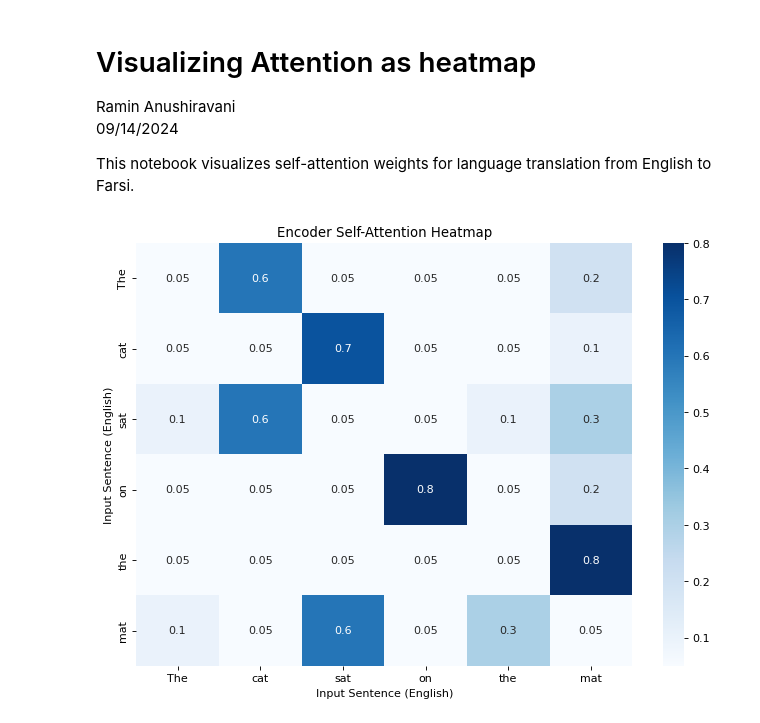
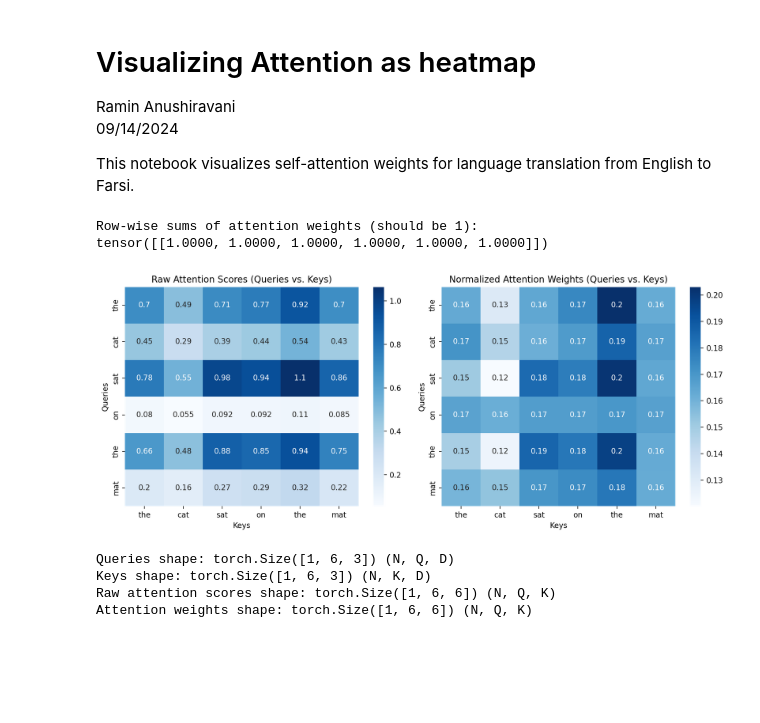
Before and after one commit to raminaeye/ML-Concepts, a Jupyter notebook: notebooks/attention/attention_heatmap.ipynb, the cells around one changed output. Cells and saved outputs as stored; diff of their text form; code cells hidden in the pictures; blank space fills up the shorter version.

Commit message:
updating attention code to be a proper probability

```diff
--- a/notebooks/attention/attention_heatmap.ipynb
+++ b/notebooks/attention/attention_heatmap.ipynb
@@ -10,26 +10,65 @@ import numpy as np
 import seaborn as sns
 import matplotlib.pyplot as plt
 # %%
-# Input sentence (English)
-input_sentence = ["The", "cat", "sat", "on", "the", "mat"]
+import torch
+import torch.nn.functional as F
+import matplotlib.pyplot as plt
+import seaborn as sns
 
-# Carefully designed encoder self-attention matrix based on meaningful relationships
-encoder_self_attention = np.array([
-    [0.05, 0.6, 0.05, 0.05, 0.05, 0.2],  # "The" focuses on "cat" and "mat"
-    [0.05, 0.05, 0.7, 0.05, 0.05, 0.1],  # "Cat" focuses on "sat"
-    [0.1, 0.6, 0.05, 0.05, 0.1, 0.3],    # "Sat" focuses on "cat" and "mat"
-    [0.05, 0.05, 0.05, 0.8, 0.05, 0.2],  # "On" focuses on itself and "mat"
-    [0.05, 0.05, 0.05, 0.05, 0.05, 0.8], # "The" focuses on "mat"
-    [0.1, 0.05, 0.6, 0.05, 0.3, 0.05]    # "Mat" focuses on "sat" and "the"
-])
+# Step 1: Define the sentence and corresponding tokens
+sentence = ["the", "cat", "sat", "on", "the", "mat"]
+N = 1  # Batch size
+Q = len(sentence)  # Number of queries (sequence length of the sentence)
+K = Q  # Number of keys (sequence length is the same as the number of queries)
+D = 3  # Dimension of each query/key
 
+# Initialize random queries and keys (self-attention: queries and keys are the same)
+queries = torch.rand(N, Q, D)  # Shape: (N, Q, D)
+keys = torch.rand(N, K, D)     # Shape: (N, K, D)
 
-# Plotting the heatmap for encoder's self-attention
-plt.figure(figsize=(10, 7), dpi = 80)
-ax = sns.heatmap(encoder_self_attention, annot=True, cmap="Blues", xticklabels=input_sentence, yticklabels=input_sentence)
-plt.xlabel("Input Sentence (English)")
-plt.ylabel("Input Sentence (English)")
-plt.title("Encoder Self-Attention Heatmap")
+# Step 2: Calculate raw attention scores (dot product between queries and keys)
+raw_attention_scores = torch.matmul(queries, keys.transpose(-2, -1))  # Shape: (N, Q, K)
+
+# Step 3: Apply softmax along the key axis (row-wise normalization)
+attention_weights = F.softmax(raw_attention_scores, dim=-1)  # Shape: (N, Q, K)
+
+# Step 4: Check if each row of the attention weights sums to 1
+row_sums = attention_weights.sum(dim=-1)  # Sum across the key axis (columns)
+print("Row-wise sums of attention weights (should be 1):")
+print(row_sums)
+
+# Step 5: Visualize the raw attention scores and normalized attention weights with annotations
+plt.figure(figsize=(12, 5), dpi = 200)
+
+# Raw attention scores (before softmax)
+plt.subplot(1, 2, 1)
+sns.heatmap(raw_attention_scores[0].detach().numpy(), annot=True, cmap="Blues", cbar=True,
+            xticklabels=sentence, yticklabels=sentence)
+plt.title("Raw Attention Scores (Queries vs. Keys)")
+plt.xlabel("Keys")
+plt.ylabel("Queries")
+
+# Normalized attention weights (after softmax)
+plt.subplot(1, 2, 2)
+sns.heatmap(attention_weights[0].detach().numpy(), annot=True, cmap="Blues", cbar=True,
+            xticklabels=sentence, yticklabels=sentence)
+plt.title("Normalized Attention Weights (Queries vs. Keys)")
+plt.xlabel("Keys")
+plt.ylabel("Queries")
+
+plt.tight_layout()
 plt.show()
+
+# Step 6: Explanation of dimensions
+print(f"Queries shape: {queries.shape} (N, Q, D)")
+print(f"Keys shape: {keys.shape} (N, K, D)")
+print(f"Raw attention scores shape: {raw_attention_scores.shape} (N, Q, K)")
+print(f"Attention weights shape: {attention_weights.shape} (N, Q, K)")
 # %% [output]
+Row-wise sums of attention weights (should be 1):
+tensor([[1.0000, 1.0000, 1.0000, 1.0000, 1.0000, 1.0000]])
-[figure, old version]
+[figure, new version]
+Queries shape: torch.Size([1, 6, 3]) (N, Q, D)
+Keys shape: torch.Size([1, 6, 3]) (N, K, D)
+Raw attention scores shape: torch.Size([1, 6, 6]) (N, Q, K)
+Attention weights shape: torch.Size([1, 6, 6]) (N, Q, K)
```
Also changed, not shown: parts of 2 cells of this notebook.
